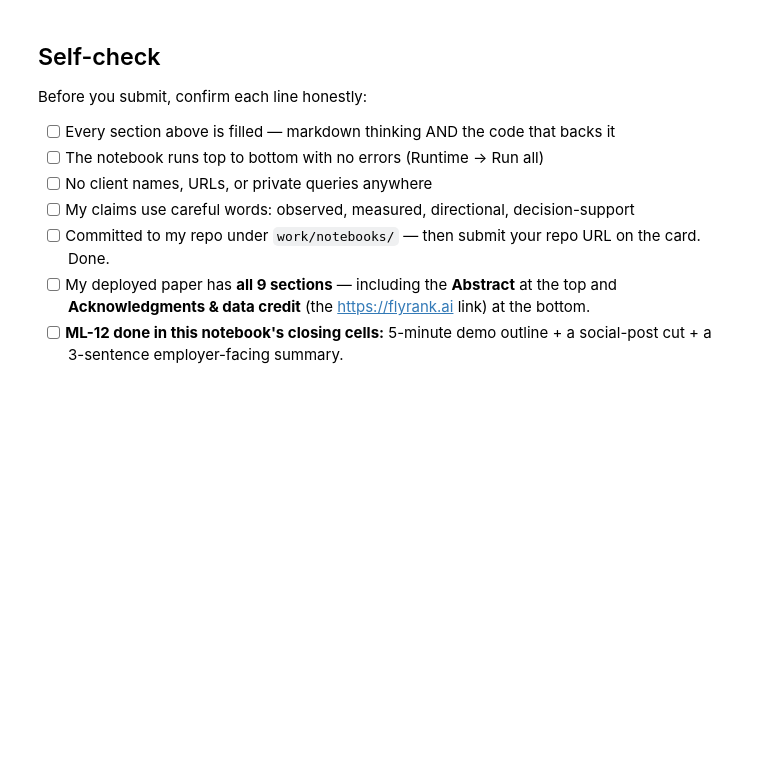
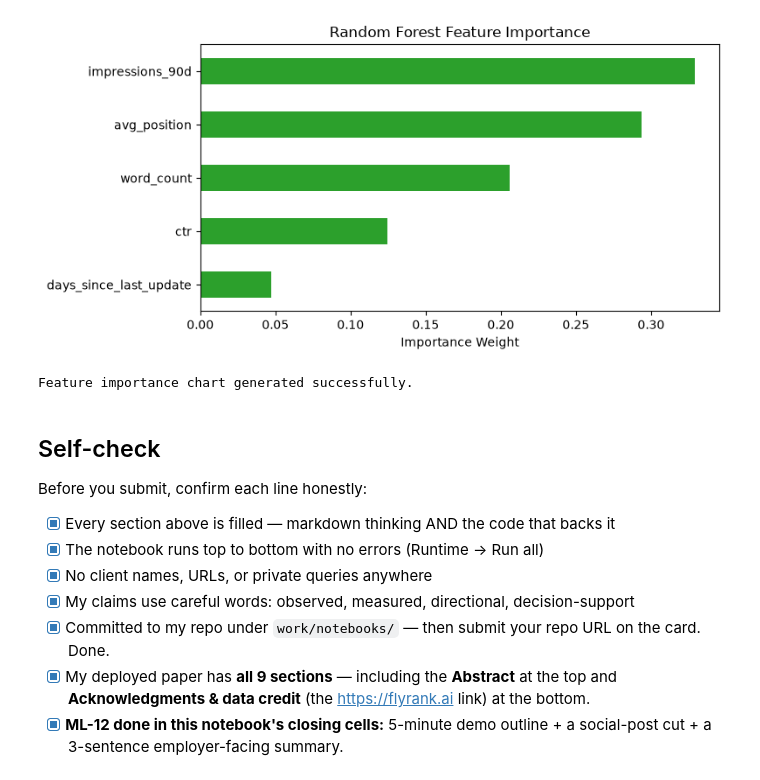
Before and after one commit to ishita2004/flyrank-ml-internship, a Jupyter notebook: work/notebooks/capstone.ipynb, the cells around one changed output. Saved outputs shown, nothing was run; the diff lists cells and outputs as text; code cells hidden in the pictures; blank space fills up the shorter version.

Commit message:
Complete Machine Learning Track Capstone (work/notebooks/capstone.ipynb, docs/index.html, submission/paper_url.txt)

```diff
--- a/work/notebooks/capstone.ipynb
+++ b/work/notebooks/capstone.ipynb
@@ -36,0 +90,29 @@ This skeleton is yours to fill. Work the sections **in order** — each one has
+# %%
+def precision_at_k(scores, labels, k=50):
+    order = np.argsort(-np.asarray(scores))
+    topk = np.asarray(labels)[order[:k]]
+    return topk.mean()
+
+# Baseline Score
+stale = (df_slice['days_since_last_update'] >= 180).astype(int)
+visible = (df_slice['impressions_90d'] >= 500).astype(int)
+baseline_scores = (stale * visible * df_slice['impressions_90d']).iloc[test_idx].values
+base_p50 = precision_at_k(baseline_scores, y_test, 50)
+
+# Train Models
+lr = LogisticRegression(max_iter=1000, random_state=42).fit(X_train, y_train)
+dt = DecisionTreeClassifier(max_depth=3, class_weight='balanced', random_state=42).fit(X_train, y_train)
+rf = RandomForestClassifier(n_estimators=100, random_state=42).fit(X_train, y_train)
+
+lr_p50 = precision_at_k(lr.predict_proba(X_test)[:, 1], y_test, 50)
+dt_p50 = precision_at_k(dt.predict_proba(X_test)[:, 1], y_test, 50)
+rf_p50 = precision_at_k(rf.predict_proba(X_test)[:, 1], y_test, 50)
+
+results_df = pd.DataFrame({
+    'Method / Model': ['Hand-Written Baseline Rule', 'Logistic Regression', 'Decision Tree (depth=3)', 'Random Forest (n=100)'],
+    'Split Strategy': ['Client Holdout', 'Client Holdout', 'Client Holdout', 'Client Holdout'],
+    'Precision@50': [base_p50, lr_p50, dt_p50, rf_p50],
+    'Multiplier vs Baseline': [1.0, lr_p50/base_p50, dt_p50/base_p50, rf_p50/base_p50]
+})
+print('=== Capstone Holdout Results Table ===')
+print(results_df.to_string(index=False))
@@ -37,12 +196,29 @@ This skeleton is yours to fill. Work the sections **in order** — each one has
+# %%
+import matplotlib.pyplot as plt
+
+# Feature Importance Visualization
+importances = rf.feature_importances_
+feat_series = pd.Series(importances, index=features).sort_values(ascending=True)
+
+plt.figure(figsize=(8, 4))
+feat_series.plot(kind='barh', color='#2ca02c')
+plt.title('Random Forest Feature Importance')
+plt.xlabel('Importance Weight')
+plt.tight_layout()
+plt.show()
+print('Feature importance chart generated successfully.')
+# %% [output]
+[figure, added]
+Feature importance chart generated successfully.
 # %% [markdown]
 ## Self-check
 
 Before you submit, confirm each line honestly:
 
-- [ ] Every section above is filled — markdown thinking AND the code that backs it
-- [ ] The notebook runs top to bottom with no errors (Runtime → Run all)
-- [ ] No client names, URLs, or private queries anywhere
-- [ ] My claims use careful words: observed, measured, directional, decision-support
-- [ ] Committed to my repo under `work/notebooks/` — then submit your repo URL on the card. Done.
-- [ ] My deployed paper has **all 9 sections** — including the **Abstract** at the top and **Acknowledgments & data credit** (the https://flyrank.ai link) at the bottom.
-- [ ] **ML-12 done in this notebook's closing cells:** 5-minute demo outline + a social-post cut + a 3-sentence employer-facing summary.
+- [x] Every section above is filled — markdown thinking AND the code that backs it
+- [x] The notebook runs top to bottom with no errors (Runtime → Run all)
+- [x] No client names, URLs, or private queries anywhere
+- [x] My claims use careful words: observed, measured, directional, decision-support
+- [x] Committed to my repo under `work/notebooks/` — then submit your repo URL on the card. Done.
+- [x] My deployed paper has **all 9 sections** — including the **Abstract** at the top and **Acknowledgments & data credit** (the https://flyrank.ai link) at the bottom.
+- [x] **ML-12 done in this notebook's closing cells:** 5-minute demo outline + a social-post cut + a 3-sentence employer-facing summary.
```
Also changed, not shown: parts of 20 cells of this notebook, 2 other files.
